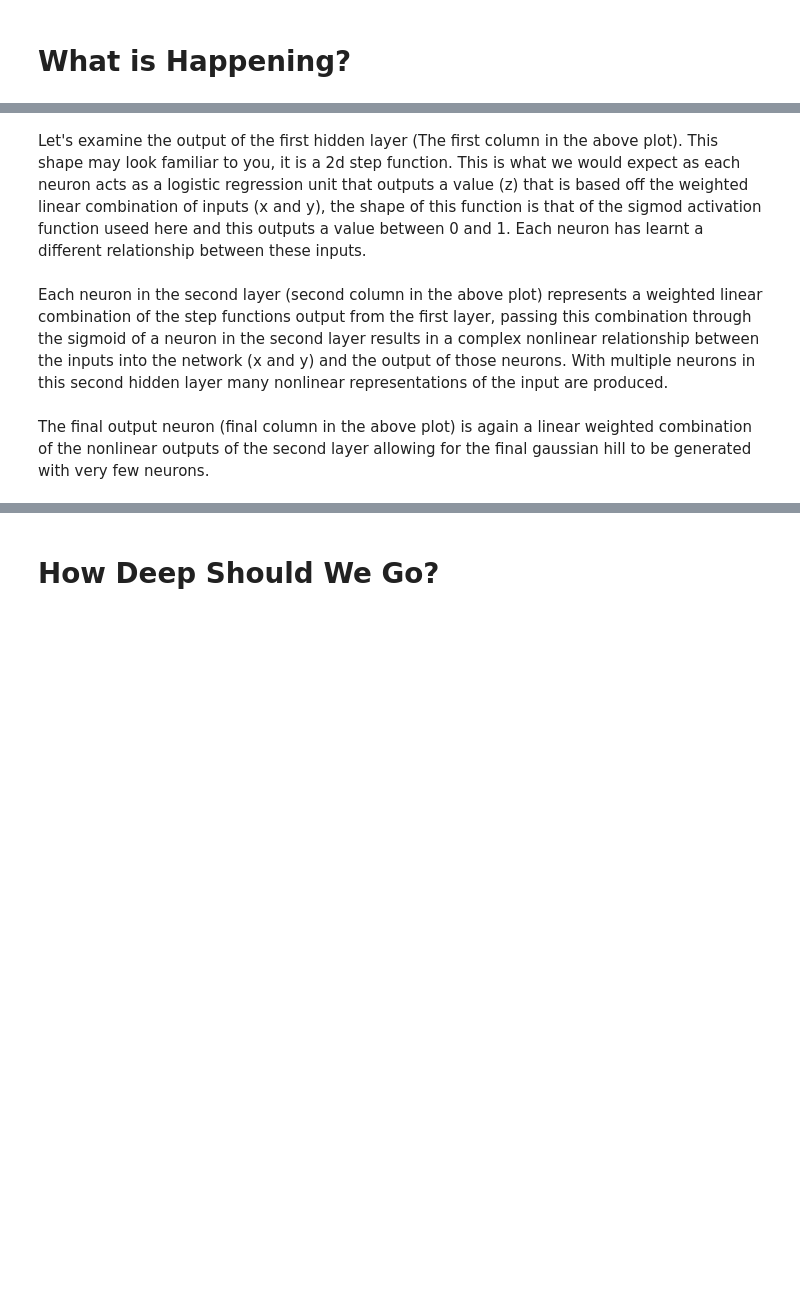
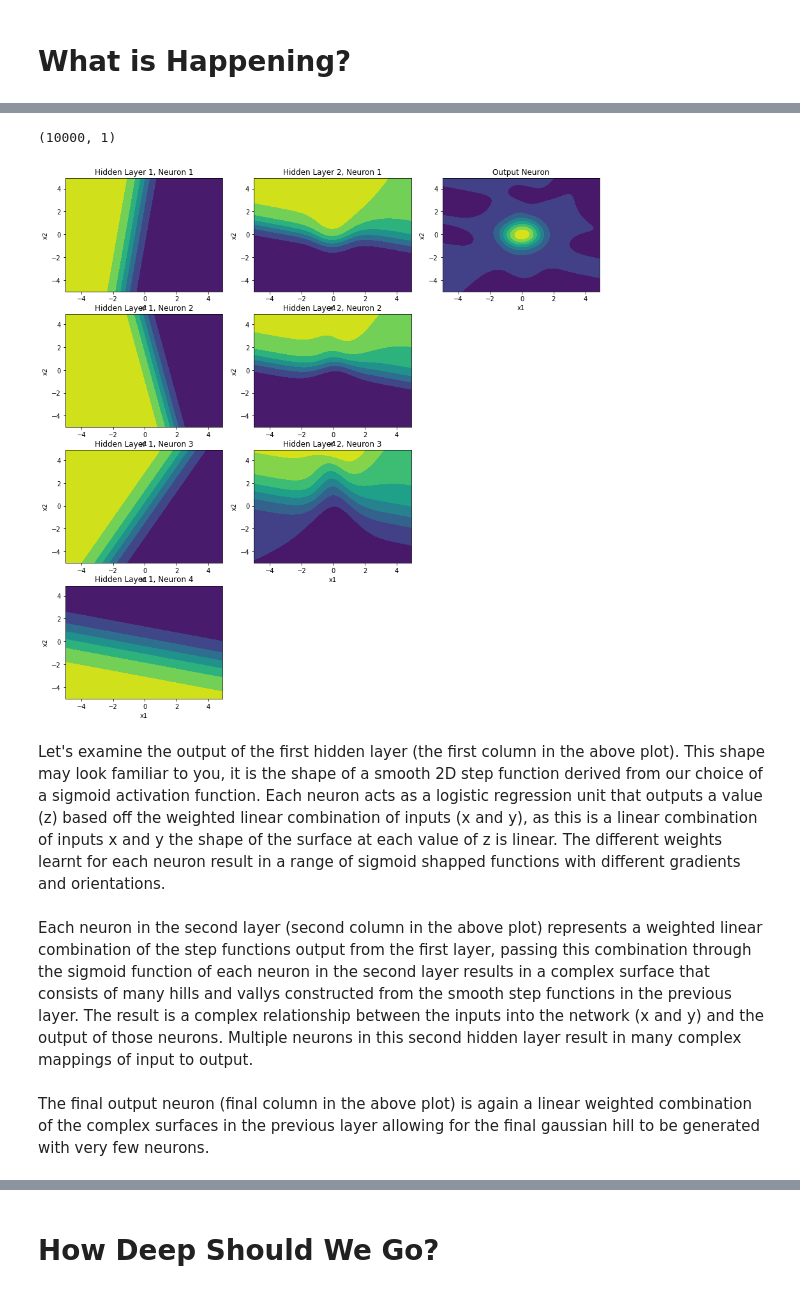
Before and after one commit to vais-ral/CCPi-ML, a Jupyter notebook: Jupyter_Notebooks/Keras_101_3_Layer_Number.ipynb, the cells around one changed output, grey strips where cells are left out. Drawn from its saved outputs; the diff is of its cells as text; code cells hidden in the pictures; blank space fills up the shorter version.

```diff
--- a/Jupyter_Notebooks/Keras_101_3_Layer_Number.ipynb
+++ b/Jupyter_Notebooks/Keras_101_3_Layer_Number.ipynb
@@ -85,6 +85,13 @@ def plotGaussian(ax,labels,xmin,xmax,ymin,ymax,spacerx,spacery,title):
     ax.set_ylabel('Y')
     ax.set_zlabel('Z')
 
+def plotHeatMap(ax,model,xmin,xmax,ymin,ymax,title):
+    xx, yy = np.meshgrid(np.arange(xmin,xmax,0.1),np.arange(ymin,ymax,0.1))
+    ax.contourf(xx,yy,model.reshape(xx.shape))
+    ax.set_xlabel('x1')
+    ax.set_ylabel('x2')
+    ax.set_title(title)
+
 def lossPlot(loss,label):
 
     epoch = np.arange(0, len(loss))
@@ -299,7 +302,55 @@ plt.show()
+# %%
+Hidden_layer_output = keras.backend.function([model.layers[0].input],[model.layers[0].output])
+out = Hidden_layer_output([features])[0]
+
+out1 = out[:,[0]]
+out2 = out[:,[1]]
+out3 = out[:,[2]]
+out4 = out[:,[3]]
+
+fig = plt.figure(figsize=(15,15))
+ax = fig.add_subplot(431)
+print(out1.shape)
+
+plotHeatMap(ax,out1,-5.0,5.0,-5.0,5.0,"Hidden Layer 1, Neuron 1")
+
+ax = fig.add_subplot(434)
+plotHeatMap(ax,out2,-5.0,5.0,-5.0,5.0,"Hidden Layer 1, Neuron 2")
+
+ax = fig.add_subplot(437)
+plotHeatMap(ax,out3,-5.0,5.0,-5.0,5.0,"Hidden Layer 1, Neuron 3")
+
+ax = fig.add_subplot(4,3,10)
+plotHeatMap(ax,out4,-5.0,5.0,-5.0,5.0,"Hidden Layer 1, Neuron 4")
+
+Hidden_layer_output = keras.backend.function([model.layers[1].input],[model.layers[1].output])
+out = Hidden_layer_output([out])[0]
+
+out1 = out[:,[0]]
+out2 = out[:,[1]]
+out3 = out[:,[2]]
+
+ax = fig.add_subplot(432)
+plotHeatMap(ax,out1,-5.0,5.0,-5.0,5.0,"Hidden Layer 2, Neuron 1")
+ax = fig.add_subplot(435)
+plotHeatMap(ax,out2,-5.0,5.0,-5.0,5.0,"Hidden Layer 2, Neuron 2")
+ax = fig.add_subplot(438)
+plotHeatMap(ax,out3,-5.0,5.0,-5.0,5.0,"Hidden Layer 2, Neuron 3")
+
+Hidden_layer_output = keras.backend.function([model.layers[2].input],[model.layers[2].output])
+out = Hidden_layer_output([out])[0]
+
+out1 = out[:,[0]]
+ax = fig.add_subplot(433)
+plotHeatMap(ax,out1,-5.0,5.0,-5.0,5.0,"Output Neuron")
+plt.show()
+# %% [output]
+(10000, 1)
+[figure, added]
 # %% [markdown]
-Let's examine the output of the first hidden layer (The first column in the above plot). This shape may look familiar to you, it is a 2d step function. This is what we would expect as each neuron acts as a logistic regression unit that outputs a value (z) that is based off the weighted linear combination of inputs (x and y), the shape of this function is that of the sigmod activation function useed here and this outputs a value between 0 and 1. Each neuron has learnt a different relationship between these inputs.
+Let's examine the output of the first hidden layer (the first column in the above plot). This shape may look familiar to you, it is the shape of a smooth 2D step function derived from our choice of a sigmoid activation function. Each neuron acts as a logistic regression unit that outputs a value (z) based off the weighted linear combination of inputs (x and y), as this is a linear combination of inputs x and y the shape of the surface at each value of z is linear. The different weights learnt for each neuron result in a range of sigmoid shapped functions with different gradients and orientations.
 # %% [markdown]
-Each neuron in the second layer (second column in the above plot) represents a weighted linear combination of the step functions output from the first layer, passing this combination through the sigmoid of a neuron in the second layer results in a complex nonlinear relationship between the inputs into the network (x and y) and the output of those neurons. With multiple neurons in this second hidden layer many nonlinear representations of the input are produced.
+Each neuron in the second layer (second column in the above plot) represents a weighted linear combination of the step functions output from the first layer, passing this combination through the sigmoid function of each neuron in the second layer results in a complex surface that consists of many hills and vallys constructed from the smooth step functions in the previous layer. The result is a complex relationship between the inputs into the network (x and y) and the output of those neurons. Multiple neurons in this second hidden layer result in many complex mappings of input to output.
 # %% [markdown]
-The final output neuron (final column in the above plot) is again a linear weighted combination of the nonlinear outputs of the second layer allowing for the final gaussian hill to be generated with very few neurons.
+The final output neuron (final column in the above plot) is again a linear weighted combination of the complex surfaces in the previous layer allowing for the final gaussian hill to be generated with very few neurons.
 # %% [markdown]
```
Also changed, not shown: parts of 30 cells of this notebook, 13 other files.
